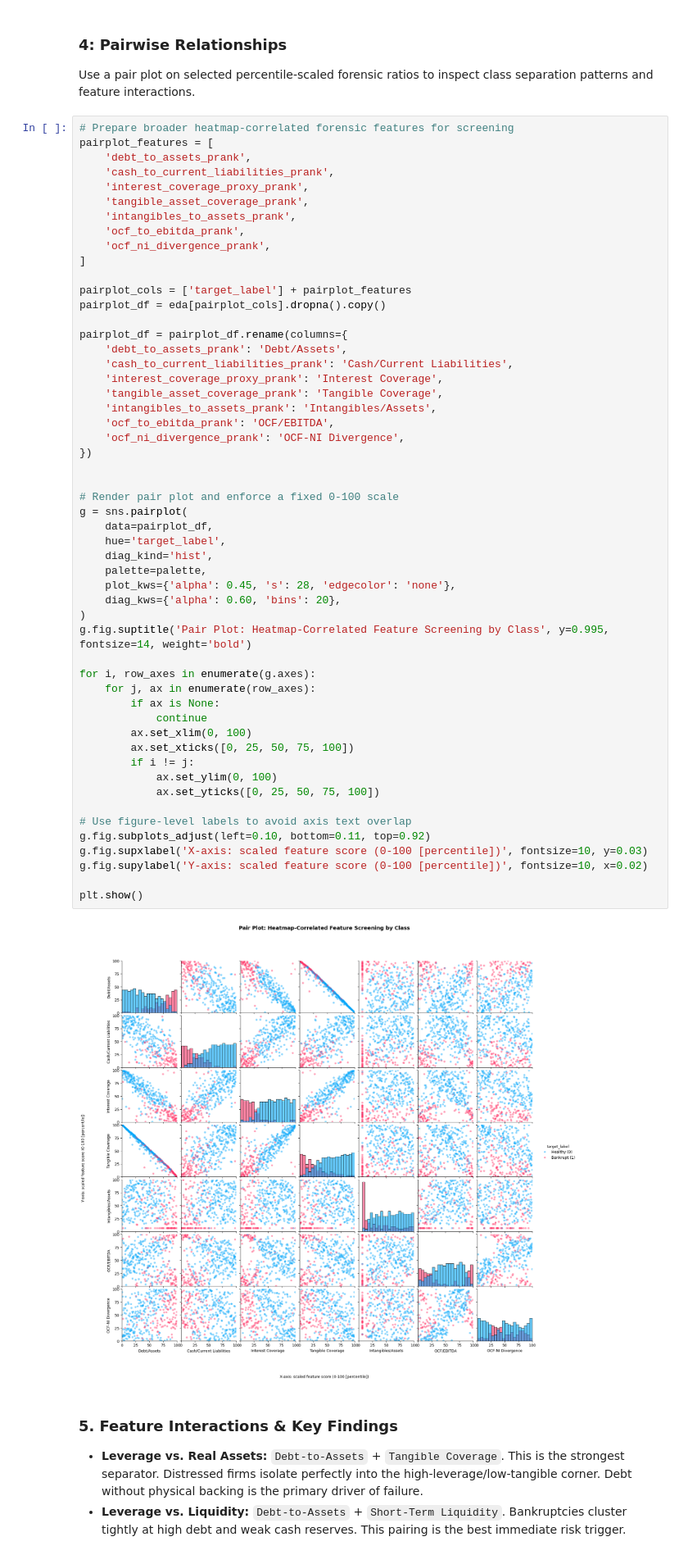
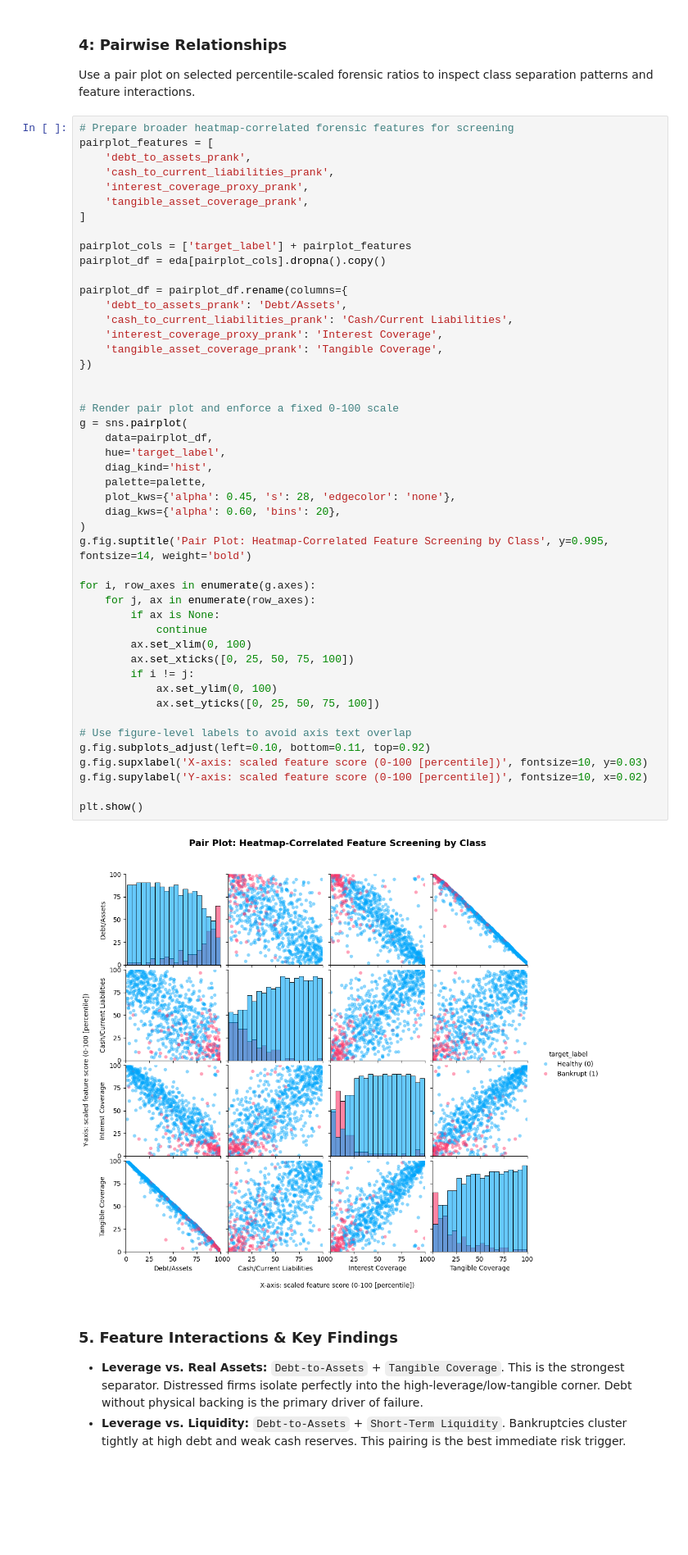
Before and after one commit to pushkqr/corporate-insolvency, a Jupyter notebook: code.ipynb, the cells around one changed output. Shown at 82% size. Drawn from its saved outputs; the diff is of its cells as text; blank space fills up the shorter version.

```diff
--- a/code.ipynb
+++ b/code.ipynb
@@ -659,9 +659,6 @@ pairplot_features = [
     'cash_to_current_liabilities_prank',
     'interest_coverage_proxy_prank',
     'tangible_asset_coverage_prank',
-    'intangibles_to_assets_prank',
-    'ocf_to_ebitda_prank',
-    'ocf_ni_divergence_prank',
 ]
 
 pairplot_cols = ['target_label'] + pairplot_features
@@ -672,41 +669,38 @@ pairplot_df = pairplot_df.rename(columns={
     'cash_to_current_liabilities_prank': 'Cash/Current Liabilities',
     'interest_coverage_proxy_prank': 'Interest Coverage',
     'tangible_asset_coverage_prank': 'Tangible Coverage',
-    'intangibles_to_assets_prank': 'Intangibles/Assets',
-    'ocf_to_ebitda_prank': 'OCF/EBITDA',
-    'ocf_ni_divergence_prank': 'OCF-NI Divergence',
 })
 
 
 # Render pair plot and enforce a fixed 0-100 scale
 g = sns.pairplot(
     data=pairplot_df,
     hue='target_label',
     diag_kind='hist',
     palette=palette,
     plot_kws={'alpha': 0.45, 's': 28, 'edgecolor': 'none'},
     diag_kws={'alpha': 0.60, 'bins': 20},
 )
 g.fig.suptitle('Pair Plot: Heatmap-Correlated Feature Screening by Class', y=0.995, fontsize=14, weight='bold')
 
 for i, row_axes in enumerate(g.axes):
     for j, ax in enumerate(row_axes):
         if ax is None:
             continue
         ax.set_xlim(0, 100)
         ax.set_xticks([0, 25, 50, 75, 100])
         if i != j:
             ax.set_ylim(0, 100)
             ax.set_yticks([0, 25, 50, 75, 100])
 
 # Use figure-level labels to avoid axis text overlap
 g.fig.subplots_adjust(left=0.10, bottom=0.11, top=0.92)
 g.fig.supxlabel('X-axis: scaled feature score (0-100 [percentile])', fontsize=10, y=0.03)
 g.fig.supylabel('Y-axis: scaled feature score (0-100 [percentile])', fontsize=10, x=0.02)
 
 plt.show()
 # %% [output]
-[figure, old version]
+[figure, new version]
 # %% [markdown]
 ### 5. Feature Interactions & Key Findings
 
```
Also changed, not shown: parts of 10 cells of this notebook, 3 other files.
